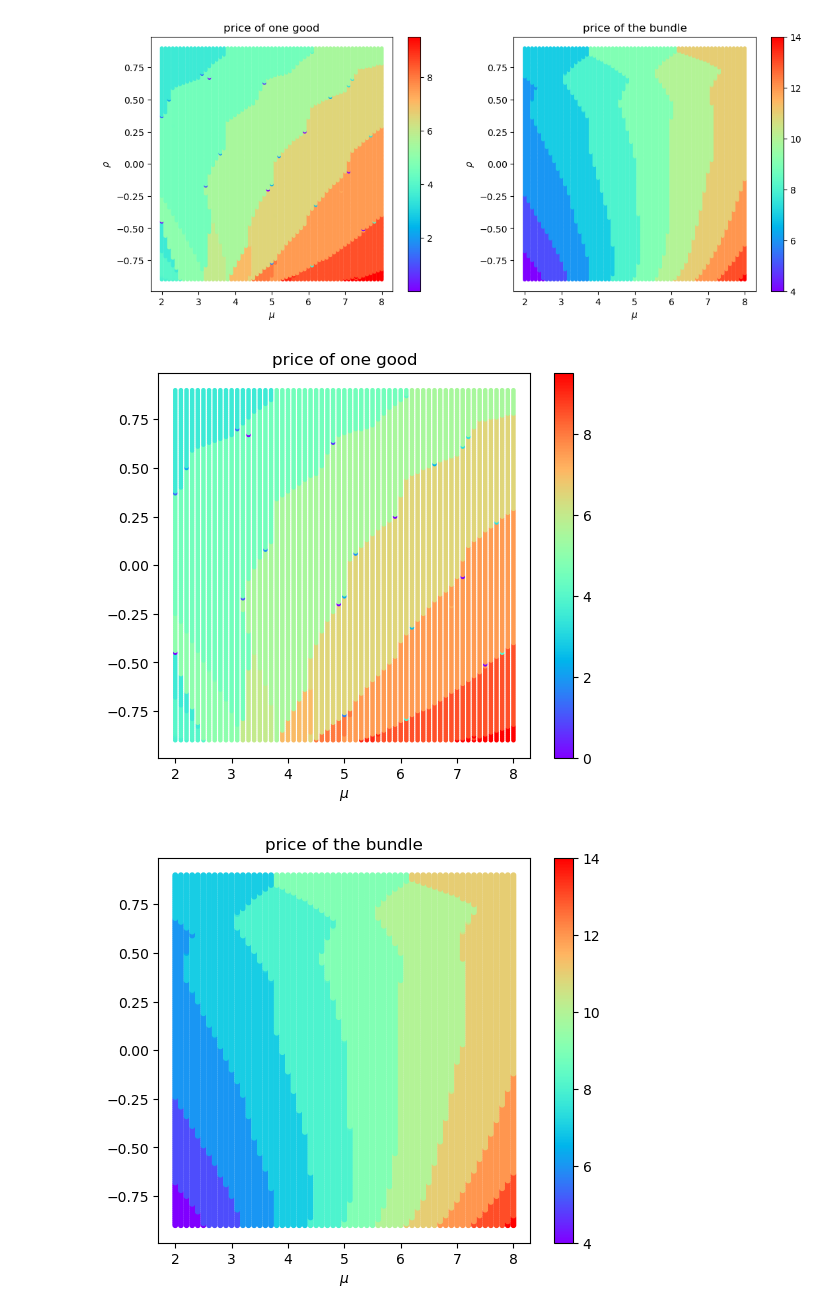
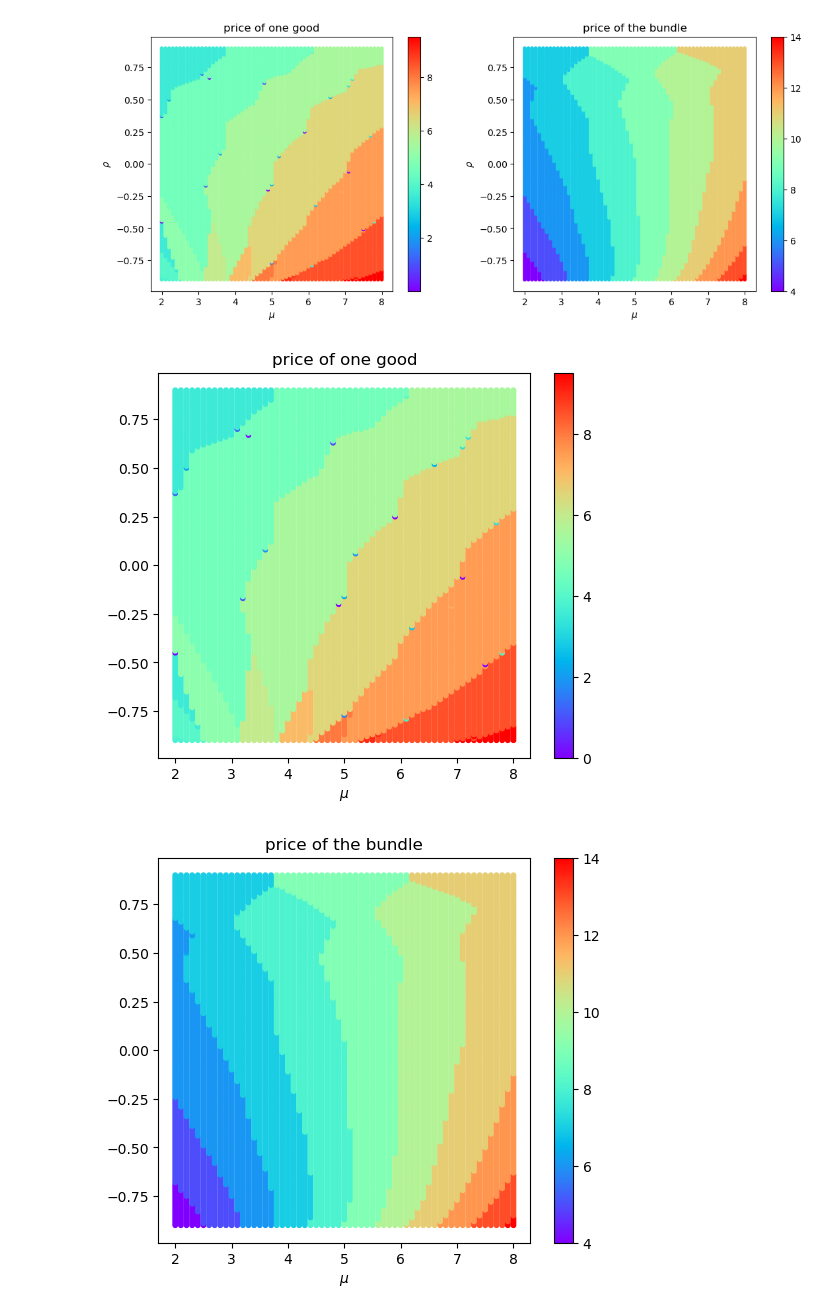
Before and after one commit to x-dupuis/screening-algo, a Jupyter notebook: examples/Schmalensee.ipynb, the cells around one changed output. Drawn from its saved outputs; the diff is of its cells as text; code cells hidden in the pictures.

```diff
--- a/examples/Schmalensee.ipynb
+++ b/examples/Schmalensee.ipynb
@@ -22,7 +22,7 @@ theta0 = (t0[1:]+t0[:-1])/2 ; theta1 = (t1[1:]+t1[:-1])/2
 theta0, theta1 = np.meshgrid(theta0,theta1)
 theta = np.stack((theta0.flatten(), theta1.flatten())); N = theta.shape[-1] # number of types
 
-mu = 2.2; sigma2 = 10; rho = 0.5
+mu = 2; sigma2 = 10; rho = 0.37
 distribution = multivariate_normal(mu*np.array([1, 1]), sigma2*np.array([[1, rho], [rho,1]]))
 cd = distribution.cdf(np.dstack(np.meshgrid(t0,t1)))
 f = cd[1:,1:] + cd[:-1,:-1] - cd[1:,:-1] - cd[:-1,1:]
@@ -72,7 +72,7 @@ while k < kmax and np.any(test==False):
 if model.converged == False:
     k += 1
     print(f'OPTIMIZATION {k}: {len(model.indices)} IC constraints')
-    model.solve(warmstart=True, stepratio=0.1, it_max=1e5, tol_primal=1e-8, tol_dual=1e-8, scale=True,)
+    model.solve(warmstart=True, stepratio=0.1, it_max=1e7, tol_primal=1e-8, tol_dual=1e-8, scale=True,)
     print('\n')
 
 model.output(log=0)
@@ -317,12 +334,12 @@ _ = axs[1].set_xlabel(r'$\mu$'); _ = axs[1].set_ylabel(r'$\rho$')
 # fig.savefig(path, bbox_inches="tight", pad_inches=0.05)
 # %%
 fig, ax = plt.subplots(figsize=(6,5),) # subplot_kw=dict(aspect='equal',))
-price_p = ax.scatter(df_prices['mu'],df_prices['rho'], c = df_prices['p'], s=5, cmap='rainbow')
+price_p = ax.scatter(df_prices['mu'],df_prices['rho'], c = df_prices['p'], s=10, cmap='rainbow')
 _ = fig.colorbar(price_p)
 _ = ax.set_title('price of one good')
 _ = ax.set_xlabel(r'$\mu$'); _ = axs[0].set_ylabel(r'$\rho$')
 # %% [output]
-[figure, old version]
+[figure, new version]
 # %%
 # path = 'results/Schmalensee/price_one_N'+str(model.N)
 # fig.savefig(path, bbox_inches="tight", pad_inches=0.05)
```
Also changed, not shown: parts of 11 cells of this notebook.
